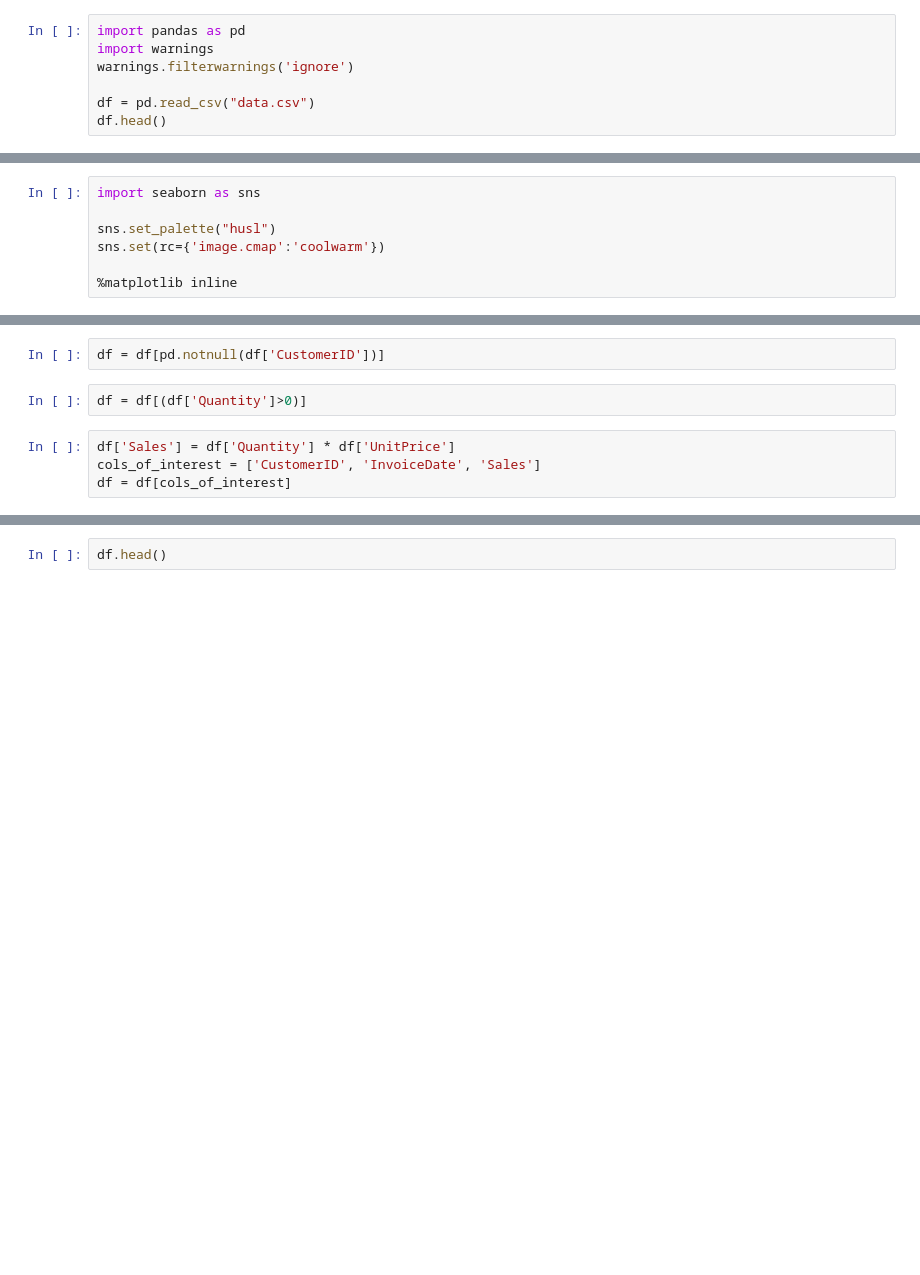
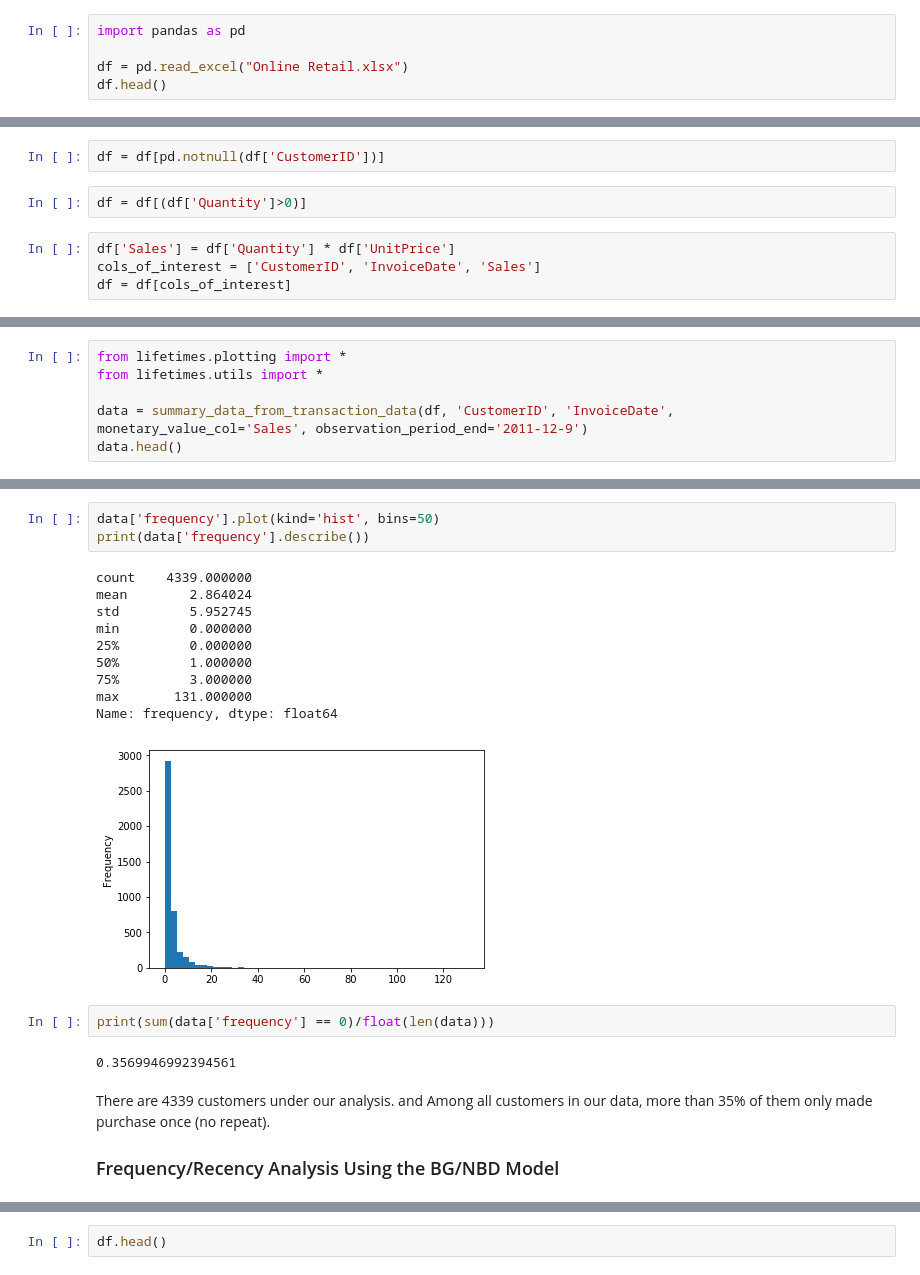
Before and after one commit to minkicu/100DayOfMLCode, a Jupyter notebook: day_061_CLV.ipynb, the cells around one changed output, grey strips where cells are left out. Drawn from its saved outputs; the diff is of its cells as text; blank space fills up the shorter version.

```diff
--- a/day_061_CLV.ipynb
+++ b/day_061_CLV.ipynb
@@ -3,8 +7,6 @@
 # %%
 import pandas as pd
-import warnings
-warnings.filterwarnings('ignore')
 
-df = pd.read_csv("data.csv")
+df = pd.read_excel("Online Retail.xlsx")
 df.head()
 # %% [output]
@@ -12,7 +18,0 @@ UnicodeDecodeError: ignored
-# %%
-import seaborn as sns
-
-sns.set_palette("husl")
-sns.set(rc={'image.cmap':'coolwarm'})
-
-%matplotlib inline
@@ -76,3 +69,9 @@ Installing collected packages: pandas, lifetimes
     Uninstalling pandas-0.23.4:
       Successfully uninstalled pandas-0.23.4
 Successfully installed lifetimes-0.11.1 pandas-0.24.2
+# %%
+from lifetimes.plotting import *
+from lifetimes.utils import *
+
+data = summary_data_from_transaction_data(df, 'CustomerID', 'InvoiceDate', monetary_value_col='Sales', observation_period_end='2011-12-9')
+data.head()
@@ -78,0 +94,23 @@ Successfully installed lifetimes-0.11.1 pandas-0.24.2
+# %%
+data['frequency'].plot(kind='hist', bins=50)
+print(data['frequency'].describe())
+# %% [output]
+count    4339.000000
+mean        2.864024
+std         5.952745
+min         0.000000
+25%         0.000000
+50%         1.000000
+75%         3.000000
+max       131.000000
+Name: frequency, dtype: float64
+[figure, added]
+# %%
+print(sum(data['frequency'] == 0)/float(len(data)))
+# %% [output]
+0.3569946992394561
+# %% [markdown]
+There are 4339 customers under our analysis. and Among all customers in our data, more than 35% of them only made purchase once (no repeat).
+
+
+### Frequency/Recency Analysis Using the BG/NBD Model
```
Also changed, not shown: parts of 32 cells of this notebook.
